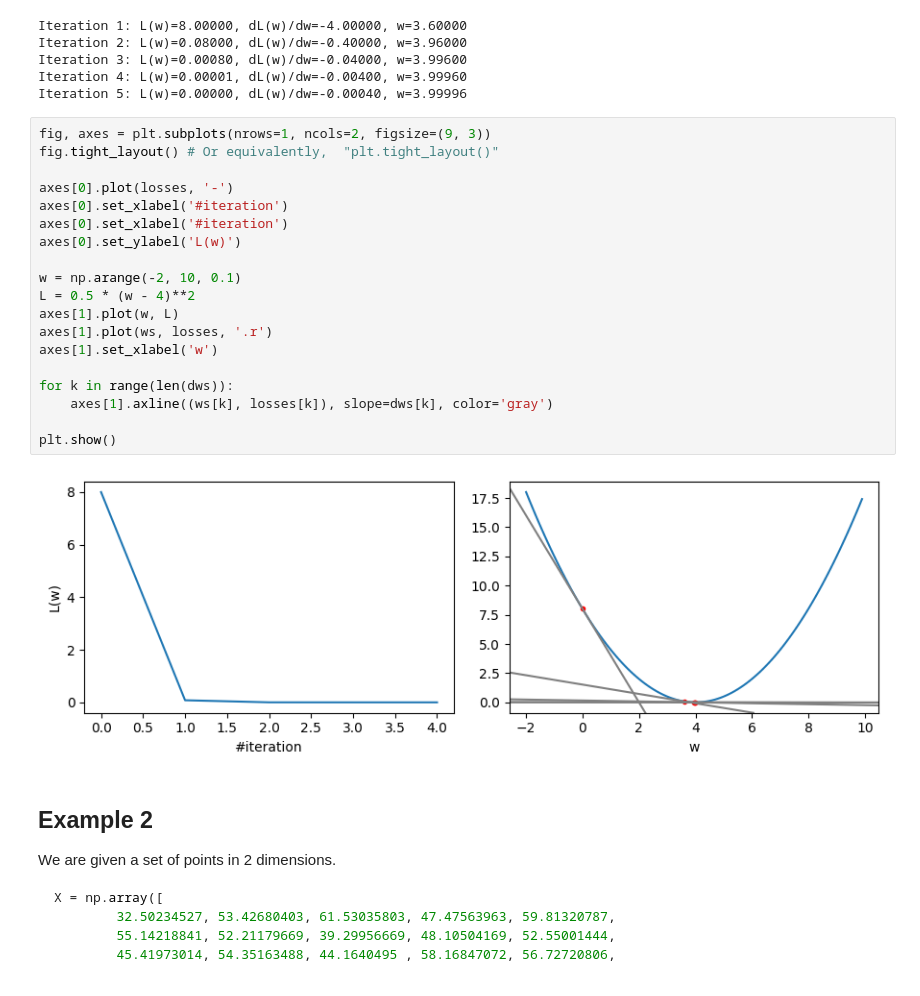
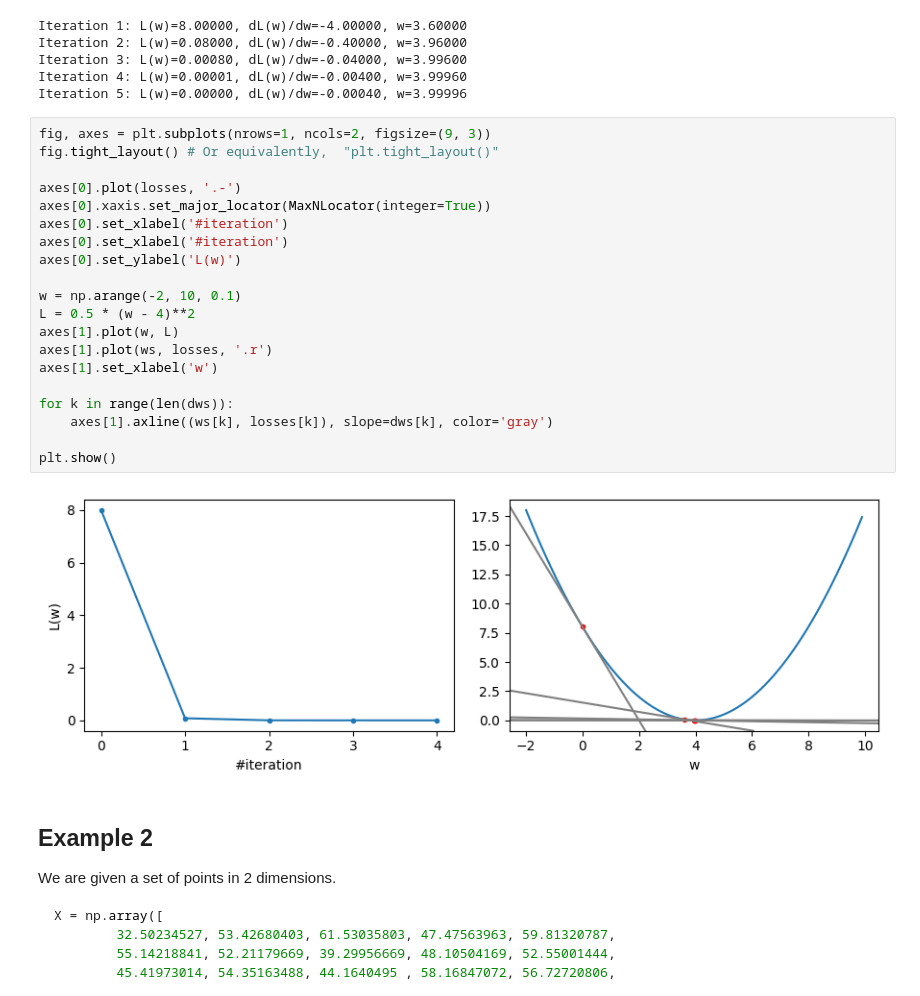
Before and after one commit to auralius/AEK3LBB3, a Jupyter notebook: gd.ipynb, the cells around one changed output. Cells and saved outputs as stored; diff of their text form.

```diff
--- a/gd.ipynb
+++ b/gd.ipynb
@@ -91,24 +92,25 @@ Iteration 5: L(w)=0.00000, dL(w)/dw=-0.00040, w=3.99996
 # %%
 fig, axes = plt.subplots(nrows=1, ncols=2, figsize=(9, 3))
 fig.tight_layout() # Or equivalently,  "plt.tight_layout()"
 
-axes[0].plot(losses, '-')
+axes[0].plot(losses, '.-')
+axes[0].xaxis.set_major_locator(MaxNLocator(integer=True))
 axes[0].set_xlabel('#iteration')
 axes[0].set_xlabel('#iteration')
 axes[0].set_ylabel('L(w)')
 
 w = np.arange(-2, 10, 0.1)
 L = 0.5 * (w - 4)**2
 axes[1].plot(w, L)
 axes[1].plot(ws, losses, '.r')
 axes[1].set_xlabel('w')
 
 for k in range(len(dws)):
     axes[1].axline((ws[k], losses[k]), slope=dws[k], color='gray')
 
 plt.show()
 # %% [output]
-[figure, old version]
+[figure, new version]
 # %% [markdown]
 ## Example 2
 
```
Also changed, not shown: parts of 3 cells of this notebook.
